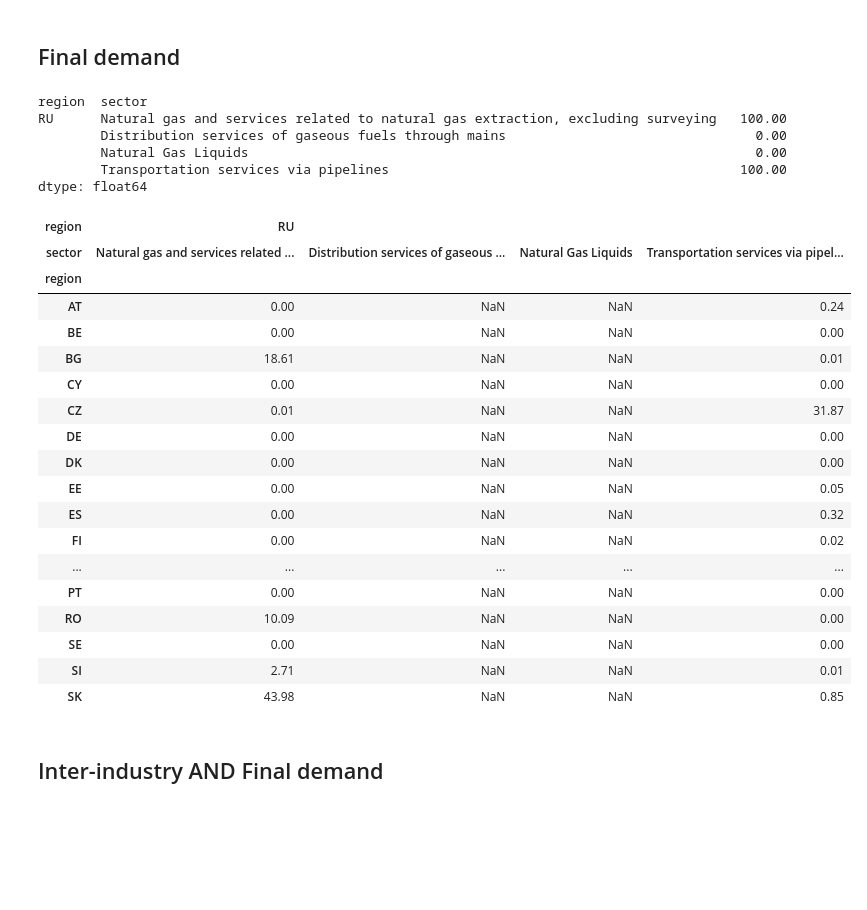
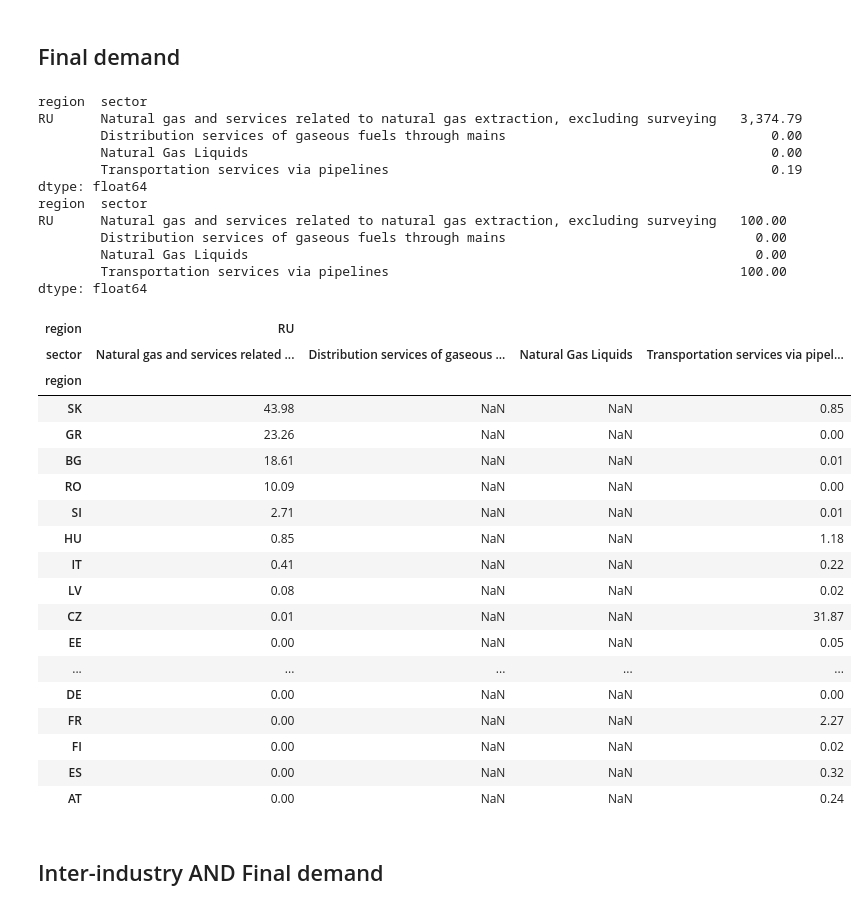
Before and after one commit to adrien-perello/EEIOA, a Jupyter notebook: notebooks/IGA.ipynb, the cells around one changed output. Drawn from its saved outputs; the diff is of its cells as text; code cells hidden in the pictures; blank space fills up the shorter version.

```diff
--- a/notebooks/IGA.ipynb
+++ b/notebooks/IGA.ipynb
@@ -330,41 +336,47 @@ dtype: float64
 # %%
 # How much does each EU country relies on DIRECT RU gas sectors (FINAL DEMAND)
 
 total_EU_imports_Y = Y.loc[RU_nat_gas, EU27].sum(axis=1)
 print(total_EU_imports_Y)
 
 res = Y.loc[RU_nat_gas, EU27].groupby(level=0, axis=1).sum()
 
 # expressed in percentage of total EU imports
 res = res.divide(total_EU_imports_Y, axis=0).T * 100
 print(res.sum())
-res
+res.sort_values(RU_nat_gas[0], ascending=False)
 # %% [output]
+region  sector
+RU      Natural gas and services related to natural gas extraction, excluding surveying   3,374.79
+        Distribution services of gaseous fuels through mains                                  0.00
+        Natural Gas Liquids                                                                   0.00
+        Transportation services via pipelines                                                 0.19
+dtype: float64
 region  sector
 RU      Natural gas and services related to natural gas extraction, excluding surveying   100.00
         Distribution services of gaseous fuels through mains                                0.00
         Natural Gas Liquids                                                                 0.00
         Transportation services via pipelines                                             100.00
 dtype: float64
 | region | RU |  |  |  |
 | sector | Natural gas and services related ... | Distribution services of gaseous ... | Natural Gas Liquids | Transportation services via pipel... |
 | region |  |  |  |  |
+| SK | 43.98 | NaN | NaN | 0.85 |
+| GR | 23.26 | NaN | NaN | 0.00 |
+| BG | 18.61 | NaN | NaN | 0.01 |
+| RO | 10.09 | NaN | NaN | 0.00 |
+| SI | 2.71 | NaN | NaN | 0.01 |
+| HU | 0.85 | NaN | NaN | 1.18 |
+| IT | 0.41 | NaN | NaN | 0.22 |
+| LV | 0.08 | NaN | NaN | 0.02 |
+| CZ | 0.01 | NaN | NaN | 31.87 |
+| EE | 0.00 | NaN | NaN | 0.05 |
+| ... | ... | ... | ... | ... |
+| DE | 0.00 | NaN | NaN | 0.00 |
+| FR | 0.00 | NaN | NaN | 2.27 |
+| FI | 0.00 | NaN | NaN | 0.02 |
+| ES | 0.00 | NaN | NaN | 0.32 |
 | AT | 0.00 | NaN | NaN | 0.24 |
-| BE | 0.00 | NaN | NaN | 0.00 |
-| BG | 18.61 | NaN | NaN | 0.01 |
-| CY | 0.00 | NaN | NaN | 0.00 |
-| CZ | 0.01 | NaN | NaN | 31.87 |
-| DE | 0.00 | NaN | NaN | 0.00 |
-| DK | 0.00 | NaN | NaN | 0.00 |
-| EE | 0.00 | NaN | NaN | 0.05 |
-| ES | 0.00 | NaN | NaN | 0.32 |
-| FI | 0.00 | NaN | NaN | 0.02 |
-| ... | ... | ... | ... | ... |
-| PT | 0.00 | NaN | NaN | 0.00 |
-| RO | 10.09 | NaN | NaN | 0.00 |
-| SE | 0.00 | NaN | NaN | 0.00 |
-| SI | 2.71 | NaN | NaN | 0.01 |
-| SK | 43.98 | NaN | NaN | 0.85 |
 # %% [markdown]
 ## Inter-industry AND Final demand
 # %%
```
Also changed, not shown: parts of 5 cells of this notebook.
